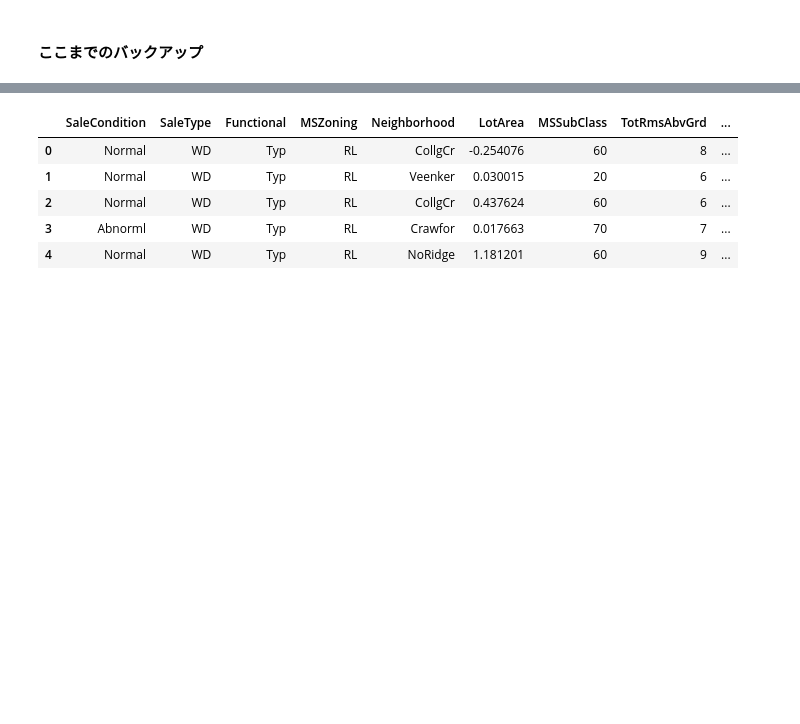
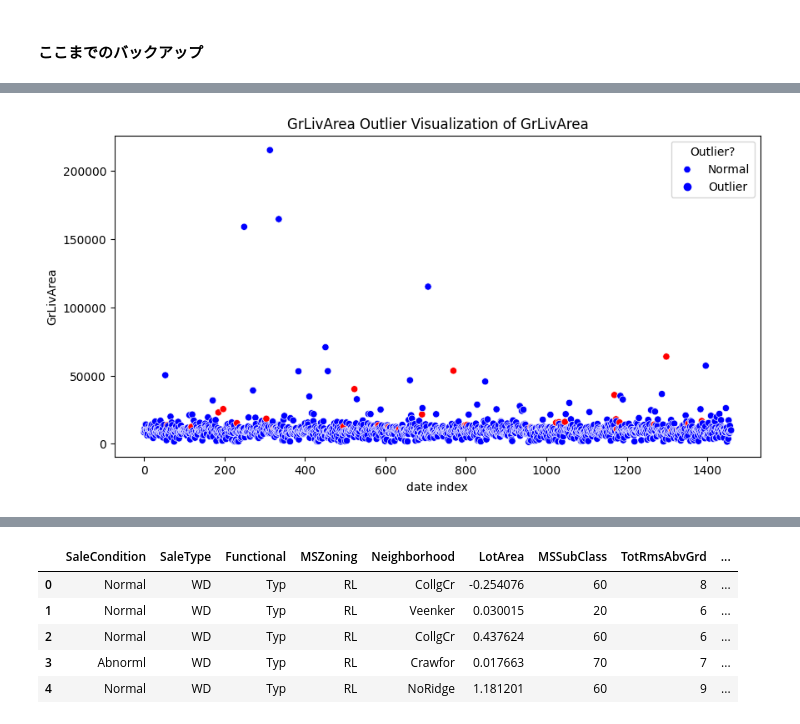
Before and after one commit to TAKUSHIone/test, a Jupyter notebook: house-price-r7-07-12.ipynb, the cells around one changed output, grey strips where cells are left out. Drawn from its saved outputs; the diff is of its cells as text; code cells hidden in the pictures; blank space fills up the shorter version.

```diff
--- a/house-price-r7-07-12.ipynb
+++ b/house-price-r7-07-12.ipynb
@@ -727,18 +727,18 @@ int64
 # IQRを使った外れ値の範囲を計算
 
 
-q1 = x_train_backup0713['LotArea'].quantile(0.25)
-q3 = x_train_backup0713['LotArea'].quantile(0.75)
+q1 = x_train_backup['LotArea'].quantile(0.25)
+q3 = x_train_backup['LotArea'].quantile(0.75)
 iqr = q3 - q1
 lower = q1 - 1.5 * iqr
 upper = q3 + 1.5 * iqr
 
 # 外れ値のフラグを追加（True = 外れ値）
-x_train_backup0713['Outlier_Flag'] = ((x_train_backup0713['LotArea'] < lower) | (x_train_backup0713['LotArea'] > upper))
+x_train_backup['Outlier_Flag'] = ((x_train_backup['LotArea'] < lower) | (x_train_backup['LotArea'] > upper))
 
 # 散布図で可視化（外れ値だけ赤く）
 plt.figure(figsize=(10, 5))
-sns.scatterplot(x=x_train.index, y='LotArea', hue='Outlier_Flag', data=x_train_backup0713, palette={False: 'blue', True: 'red'})
+sns.scatterplot(x=x_train.index, y='LotArea', hue='Outlier_Flag', data=x_train_backup, palette={False: 'blue', True: 'red'})
 plt.title("LotArea Outlier Visualization of LotArea")
 plt.ylabel('LotArea')
 plt.xlabel('date index')
@@ -833,0 +880,24 @@ x_test_backup0716 = x_test.copy()
+# %%
+#学習データの外れ値の確認
+# IQRを使った外れ値の範囲を計算
+
+
+q1 = x_train_backup['GrLivArea'].quantile(0.25)
+q3 = x_train_backup['GrLivArea'].quantile(0.75)
+iqr = q3 - q1
+lower = q1 - 1.5 * iqr
+upper = q3 + 1.5 * iqr
+
+# 外れ値のフラグを追加（True = 外れ値）
+x_train_backup['Outlier_Flag'] = ((x_train_backup['GrLivArea'] < lower) | (x_train_backup['GrLivArea'] > upper))
+
+# 散布図で可視化（外れ値だけ赤く）
+plt.figure(figsize=(10, 5))
+sns.scatterplot(x=x_train.index, y='LotArea', hue='Outlier_Flag', data=x_train_backup, palette={False: 'blue', True: 'red'})
+plt.title("GrLivArea Outlier Visualization of GrLivArea")
+plt.ylabel('GrLivArea')
+plt.xlabel('date index')
+plt.legend(title='Outlier?', labels=['Normal', 'Outlier'])
+plt.show()
+# %% [output]
+[figure, added]
```
Also changed, not shown: parts of 18 cells of this notebook.
